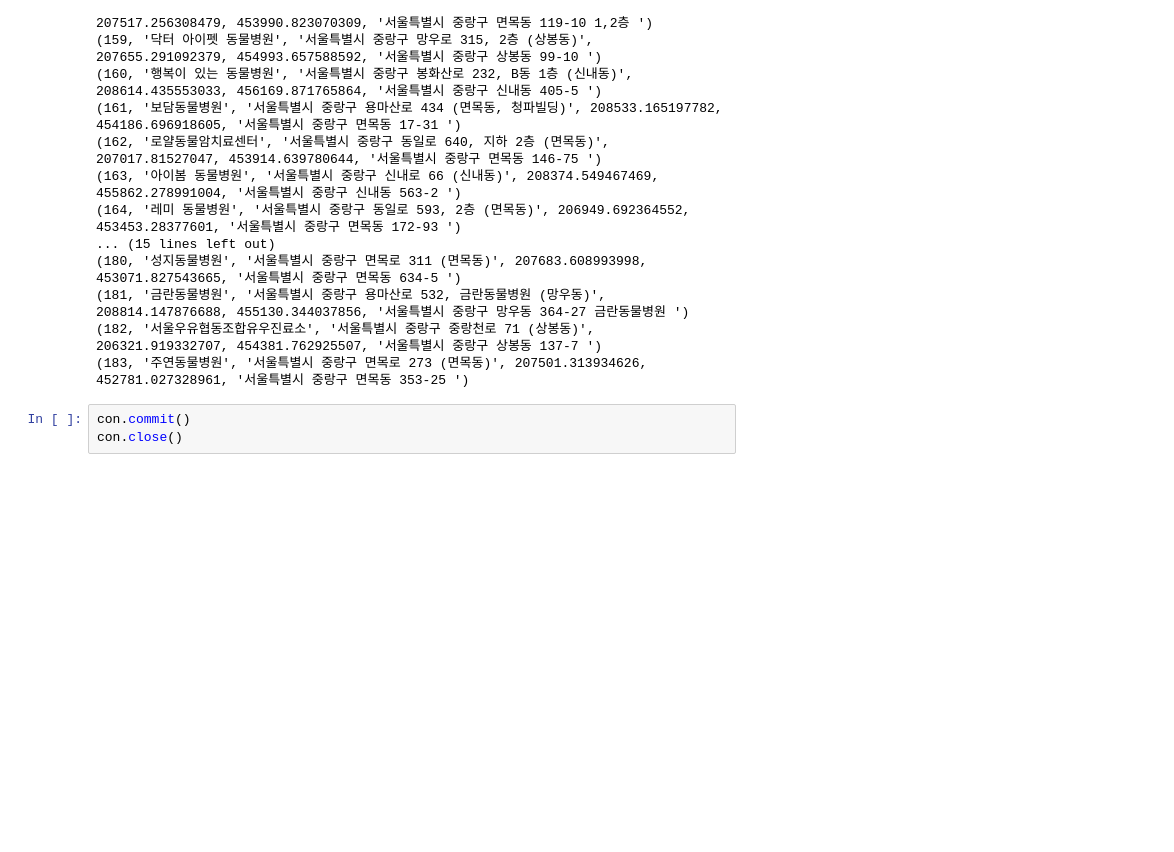
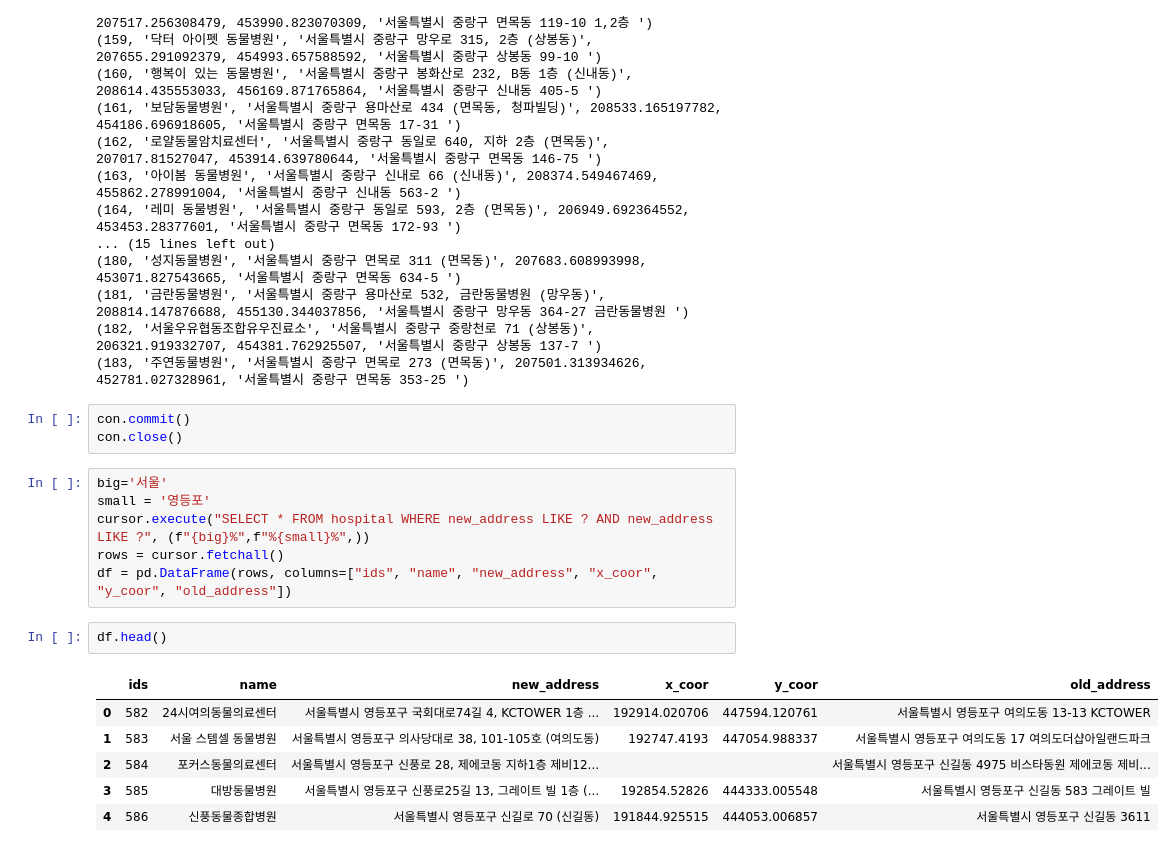
Before and after one commit to encore-ai-campus/mle-01-p1-team2, a Jupyter notebook: notebooks/sql.ipynb, the cells around one changed output. Cells and saved outputs as stored; diff of their text form; blank space fills up the shorter version.

```diff
--- a/notebooks/sql.ipynb
+++ b/notebooks/sql.ipynb
@@ -189,3 +189,18 @@ for row in rows:
 # %%
 con.commit()
 con.close()
+# %%
+big='서울'
+small = '영등포'
+cursor.execute("SELECT * FROM hospital WHERE new_address LIKE ? AND new_address LIKE ?", (f"{big}%",f"%{small}%",))
+rows = cursor.fetchall()
+df = pd.DataFrame(rows, columns=["ids", "name", "new_address", "x_coor", "y_coor", "old_address"])
+# %%
+df.head()
+# %% [output]
+|  | ids | name | new_address | x_coor | y_coor | old_address |
+| 0 | 582 | 24시여의동물의료센터 | 서울특별시 영등포구 국회대로74길 4, KCTOWER 1층 ... | 192914.020706 | 447594.120761 | 서울특별시 영등포구 여의도동 13-13 KCTOWER |
+| 1 | 583 | 서울 스템셀 동물병원 | 서울특별시 영등포구 의사당대로 38, 101-105호 (여의도동) | 192747.4193 | 447054.988337 | 서울특별시 영등포구 여의도동 17 여의도더샵아일랜드파크 |
+| 2 | 584 | 포커스동물의료센터 | 서울특별시 영등포구 신풍로 28, 제에코동 지하1층 제비12... |  |  | 서울특별시 영등포구 신길동 4975 비스타동원 제에코동 제비... |
+| 3 | 585 | 대방동물병원 | 서울특별시 영등포구 신풍로25길 13, 그레이트 빌 1층 (... | 192854.52826 | 444333.005548 | 서울특별시 영등포구 신길동 583 그레이트 빌 |
+| 4 | 586 | 신풍동물종합병원 | 서울특별시 영등포구 신길로 70 (신길동) | 191844.925515 | 444053.006857 | 서울특별시 영등포구 신길동 3611 |
```
Also changed, not shown: parts of 1 cell of this notebook, 3 other files.
